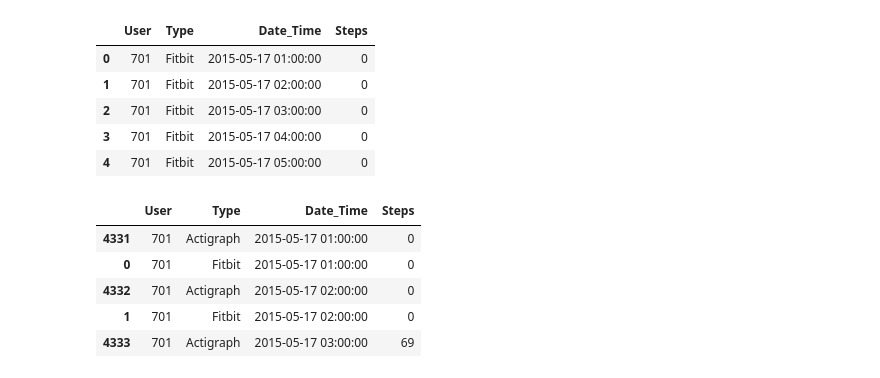
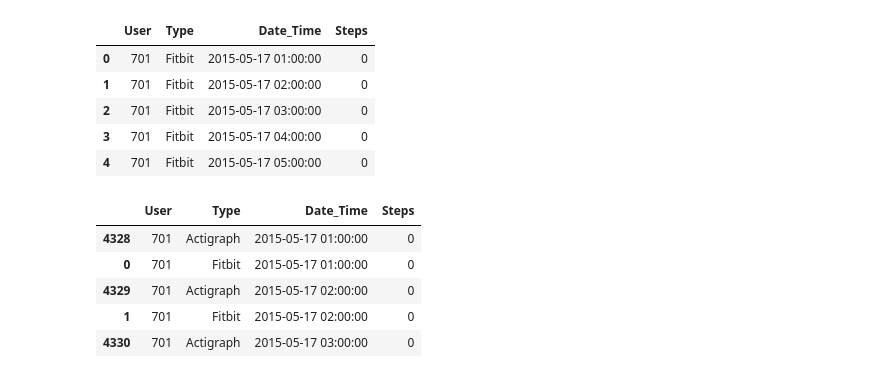
Before and after one commit to mpera/MIDS, a Jupyter notebook: MIDS .ipynb, the cells around one changed output. Cells and saved outputs as stored; diff of their text form; code cells hidden in the pictures.

```diff
--- a/MIDS .ipynb
+++ b/MIDS .ipynb
@@ -33,3 +33,12 @@ dates = pd.read_csv('/Users/megan/Desktop/MIDS project/Dates.csv', index_col=0,
 
 # Defining a variable for minuties of moderate to vigorous physical activity threshold
 mvpa_threshold = 1951
+# %%
+#accel = pd.read_csv("/Users/megan/Desktop/MIDS project/Accel CSV data/User701_ActigraphMay.csv", skipinitialspace=True, parse_dates=[['Date','Time']])
+accel['Date_Time'] = accel['Date_Time'].apply(lambda dt: datetime.datetime(dt.year, dt.month, dt.day, dt.hour, 0))
+user_id = int(os.path.basename(file).split("_")[0].replace('User',''))
+
+offset = int(dates.loc[user_id].Offset)
+accel['Date_Time'] += datetime.timedelta(hours=offset)
+
+accel.tail()
@@ -38,12 +54,15 @@ mvpa_threshold = 1951
 total = pd.DataFrame()
 
 for file in accel_file:
-    # Reading accelerometer file, changing time variable
     accel = pd.read_csv(file, skipinitialspace=True, parse_dates=[['Date','Time']])
-    accel['Date_Time'] = accel['Date_Time'].apply(lambda dt: datetime.datetime(dt.year, dt.month, dt.day, dt.hour, 0))
 
     # Storing the user ID from the file name
     user_id = int(os.path.basename(file).split("_")[0].replace('User',''))
+
+    # Changing time variable and adjusting for time zone
+    accel['Date_Time'] = accel['Date_Time'].apply(lambda dt: datetime.datetime(dt.year, dt.month, dt.day, dt.hour, 0))
+    offset = int(dates.loc[user_id].Offset)
+    accel['Date_Time'] += datetime.timedelta(hours=offset)
 
     # Limiting dates to the days of the study
     date_range = dates.loc[user_id]
@@ -107,16 +126,23 @@ fitbit_total.head()
 # %%
 # Concatonating accelerometer and fitbit dataframes into a master dataframe
 master = pd.concat([accel_total, fitbit_total])
 master.sort(['User','Date_Time','Type'], inplace=True)
 master = master[['User', 'Type', 'Date_Time', 'Steps']]
+
+# Dropping users who did not provide Fitbit data
+by_user = master.groupby(['User'])
+total_minutes = by_user.count()
+users_to_drop = total_minutes[total_minutes['Type'] < 200].index
+master = master[-master.User.isin(users_to_drop)]
+
 master.head()
 # %% [output]
 |  | User | Type | Date_Time | Steps |
-| 4331 | 701 | Actigraph | 2015-05-17 01:00:00 | 0 |
+| 4328 | 701 | Actigraph | 2015-05-17 01:00:00 | 0 |
 | 0 | 701 | Fitbit | 2015-05-17 01:00:00 | 0 |
-| 4332 | 701 | Actigraph | 2015-05-17 02:00:00 | 0 |
+| 4329 | 701 | Actigraph | 2015-05-17 02:00:00 | 0 |
 | 1 | 701 | Fitbit | 2015-05-17 02:00:00 | 0 |
-| 4333 | 701 | Actigraph | 2015-05-17 03:00:00 | 69 |
+| 4330 | 701 | Actigraph | 2015-05-17 03:00:00 | 0 |
 # %%
 fig = plt.figure()
 
```
Also changed, not shown: parts of 3 cells of this notebook.
